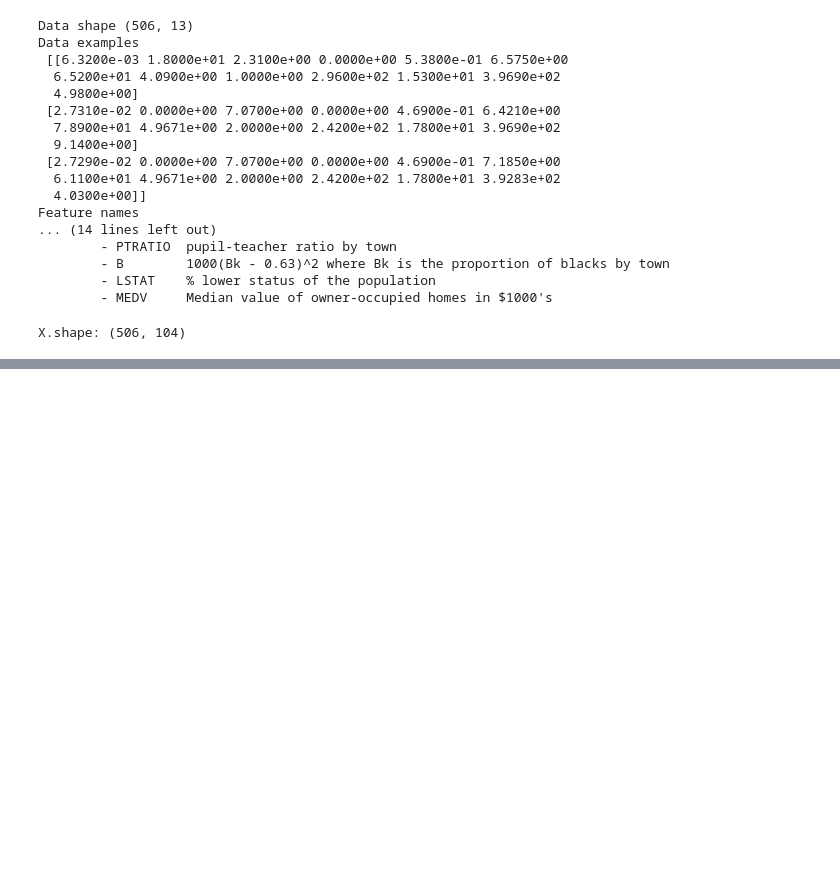
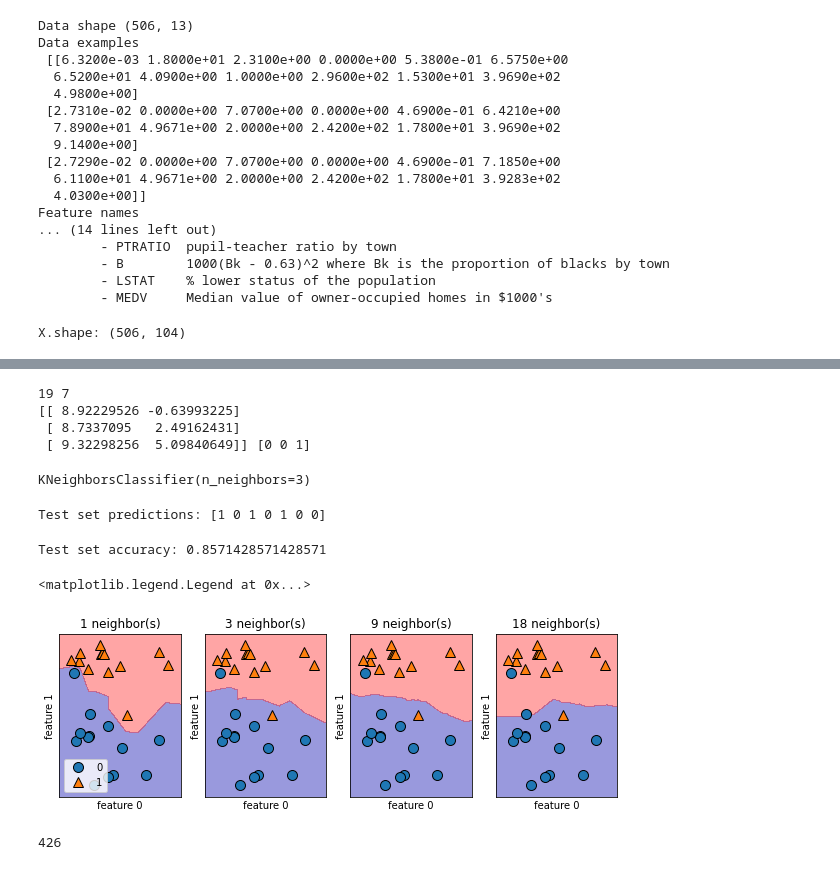
Before and after one commit to DayoonLee/Study-DataScience, a Jupyter notebook: Machine Learning/Supervised Learning.ipynb, the cells around one changed output, grey strips where cells are left out. Drawn from its saved outputs; the diff is of its cells as text; code cells hidden in the pictures; blank space fills up the shorter version.

```diff
--- a/Machine Learning/Supervised Learning.ipynb
+++ b/Machine Learning/Supervised Learning.ipynb
@@ -150,0 +160,54 @@ X.shape: (506, 104)
+# %%
+#split our data into a taining and a test set
+from sklearn.model_selection import train_test_split
+X, y = mglearn.datasets.make_forge()
+
+X_train, X_test, y_train, y_test = train_test_split(X, y, random_state=0)
+print(len(X_train), len(X_test))
+print(X_train[:3], y_train[:3])
+# %% [output]
+19 7
+[[ 8.92229526 -0.63993225]
+ [ 8.7337095   2.49162431]
+ [ 9.32298256  5.09840649]] [0 0 1]
+# %%
+from sklearn.neighbors import KNeighborsClassifier
+classifier = KNeighborsClassifier(n_neighbors=3)
+# %%
+classifier.fit(X_train, y_train)
+# %% [output]
+KNeighborsClassifier(n_neighbors=3)
+# %%
+prediction = classifier.predict(X_test)
+print("Test set predictions:", prediction)
+# %% [output]
+Test set predictions: [1 0 1 0 1 0 0]
+# %%
+accuracy = classifier.score(X_test, y_test)
+print("Test set accuracy:", accuracy)
+# %% [output]
+Test set accuracy: 0.8571428571428571
+# %%
+#Decision boundaries
+fig, axes = plt.subplots(1, 4, figsize=(10,3))
+
+for n_neighbors, ax in zip([1, 3, 9, 18], axes):
+    classifier = KNeighborsClassifier(n_neighbors=n_neighbors).fit(X, y)
+    mglearn.plots.plot_2d_separator(classifier, X, fill=True, eps=0.5, ax=ax, alpha=.4)
+    mglearn.discrete_scatter(X[:,0], X[:,1], y, ax=ax)
+    ax.set_title("{} neighbor(s)".format(n_neighbors))
+    ax.set_xlabel("feature 0")
+    ax.set_ylabel("feature 1")
+axes[0].legend(loc=3)
+# %% [output]
+<matplotlib.legend.Legend at 0x...>
+[figure, added]
+# %%
+#Apply to Breast Cancer dataset
+from sklearn.datasets import load_breast_cancer
+
+cancer = load_breast_cancer()
+X_train, X_test, y_train, y_test = train_test_split(cancer['data'], cancer['target'], stratify=cancer['target'], random_state=66)
+print(len(X_train))
+# %% [output]
+426
```
Also changed, not shown: parts of 11 cells of this notebook.
